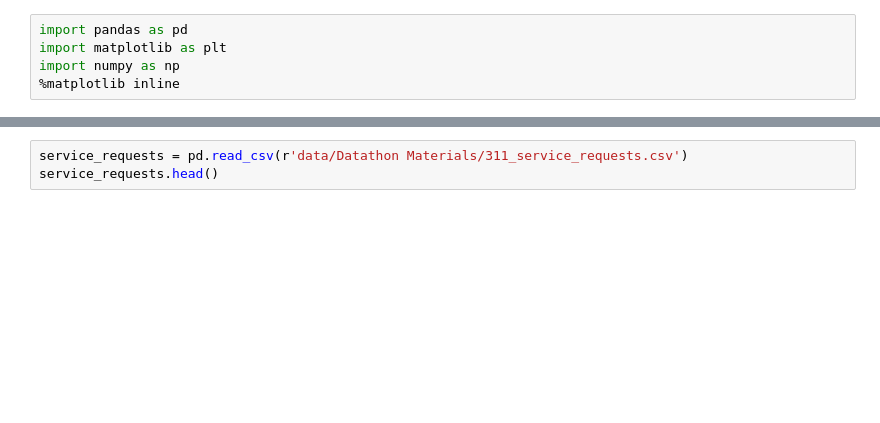
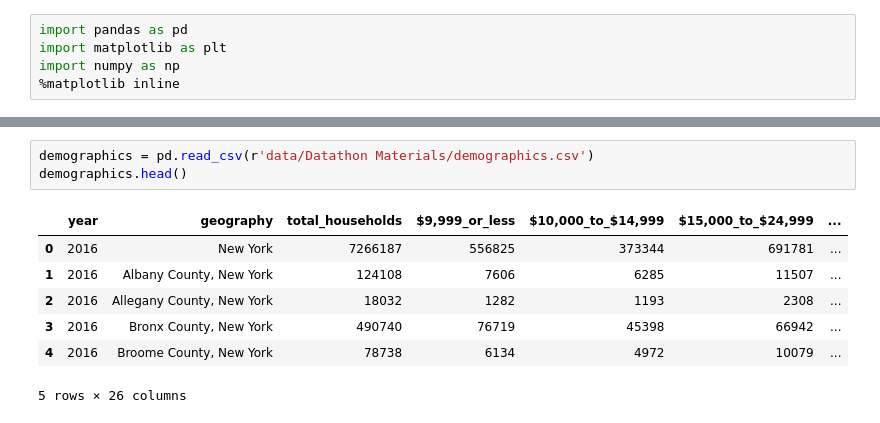
Before and after one commit to NicolasFerland/Citadel, a Jupyter notebook: Nicolas.ipynb, the cells around one changed output, grey strips where cells are left out. Cells and saved outputs as stored; diff of their text form; blank space fills up the shorter version.

```diff
--- a/Nicolas.ipynb
+++ b/Nicolas.ipynb
@@ -24,6 +24,14 @@ service_requests.head()
 | 3 | 28272229 | 06/16/2014 12:00:00 AM | 07/01/2014 12:00:00 AM | DOHMH | Department of Health and Mental H... | Rodent | Rat Sighting | ... |
 | 4 | 28272230 | 06/16/2014 12:00:00 AM | 04/28/2014 12:00:00 AM | DOHMH | Department of Health and Mental H... | Rodent | Rat Sighting | ... |
 # %%
-service_requests = pd.read_csv(r'data/Datathon Materials/311_service_requests.csv')
-service_requests.head()
+demographics = pd.read_csv(r'data/Datathon Materials/demographics.csv')
+demographics.head()
+# %% [output]
+|  | year | geography | total_households | $9,999_or_less | $10,000_to_$14,999 | $15,000_to_$24,999 | ... |
+| 0 | 2016 | New York | 7266187 | 556825 | 373344 | 691781 | ... |
+| 1 | 2016 | Albany County, New York | 124108 | 7606 | 6285 | 11507 | ... |
+| 2 | 2016 | Allegany County, New York | 18032 | 1282 | 1193 | 2308 | ... |
+| 3 | 2016 | Bronx County, New York | 490740 | 76719 | 45398 | 66942 | ... |
+| 4 | 2016 | Broome County, New York | 78738 | 6134 | 4972 | 10079 | ... |
+5 rows × 26 columns
 # %%
```
Also changed, not shown: parts of 5 cells of this notebook.
